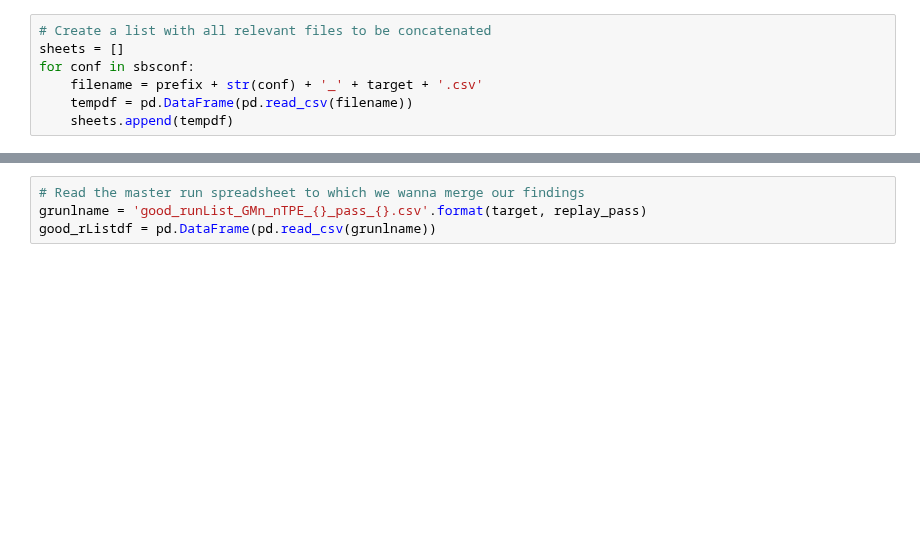
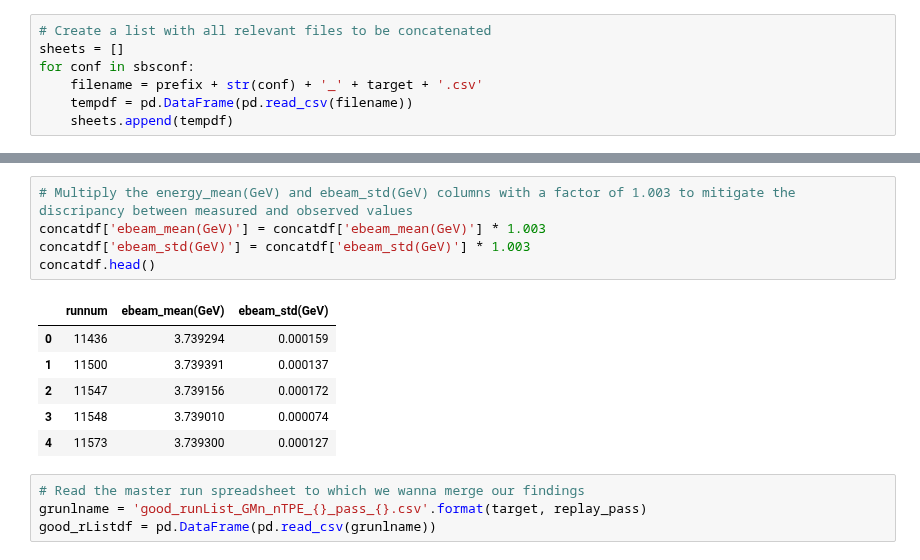
Before and after one commit to provakar1994/gmn_ana, a Jupyter notebook: DB/join_n_merge_rLists.ipynb, the cells around one changed output, grey strips where cells are left out. Saved outputs shown, nothing was run; the diff lists cells and outputs as text; blank space fills up the shorter version.

Commit message:
added a scale factor of 1.003 to all calculated energy values to mitigate the discrepnacy between between measured and EPICS calculated energy values

```diff
--- a/DB/join_n_merge_rLists.ipynb
+++ b/DB/join_n_merge_rLists.ipynb
@@ -32,3 +37,15 @@ print(concatdf.shape)
+# %%
+# Multiply the energy_mean(GeV) and ebeam_std(GeV) columns with a factor of 1.003 to mitigate the discripancy between measured and observed values
+concatdf['ebeam_mean(GeV)'] = concatdf['ebeam_mean(GeV)'] * 1.003
+concatdf['ebeam_std(GeV)'] = concatdf['ebeam_std(GeV)'] * 1.003
+concatdf.head()
+# %% [output]
+|  | runnum | ebeam_mean(GeV) | ebeam_std(GeV) |
+| 0 | 11436 | 3.739294 | 0.000159 |
+| 1 | 11500 | 3.739391 | 0.000137 |
+| 2 | 11547 | 3.739156 | 0.000172 |
+| 3 | 11548 | 3.739010 | 0.000074 |
+| 4 | 11573 | 3.739300 | 0.000127 |
 # %%
 # Read the master run spreadsheet to which we wanna merge our findings
 grunlname = 'good_runList_GMn_nTPE_{}_pass_{}.csv'.format(target, replay_pass)
```
Also changed, not shown: parts of 6 cells of this notebook, 3 other files.
